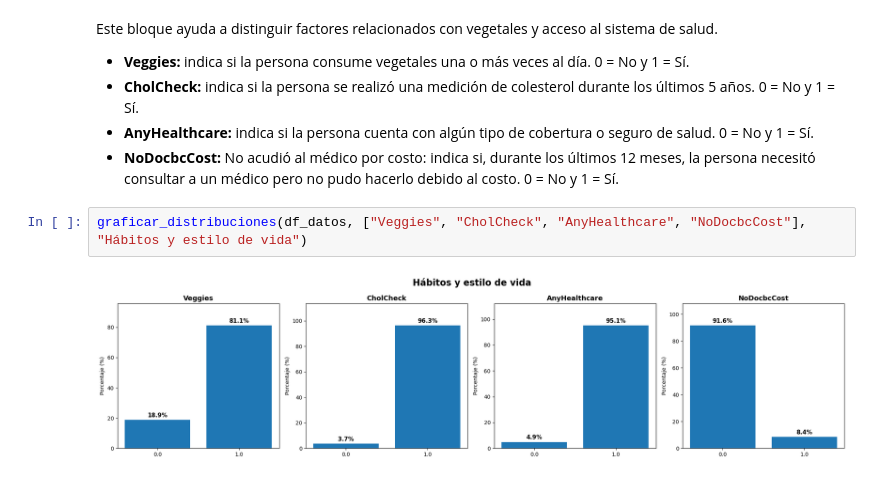
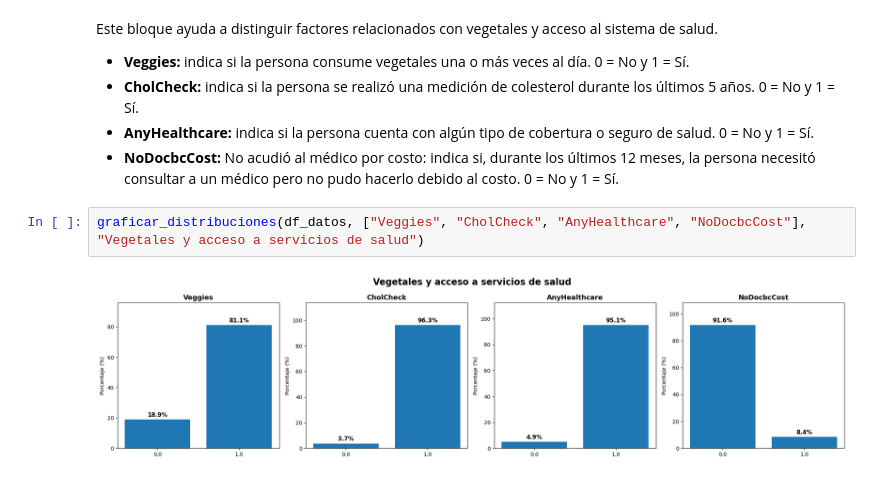
Before and after one commit to jadfost/Microproyecto_DiabetesRisk, a Jupyter notebook: notebooks/analisisExploratorio.ipynb, the cells around one changed output. Saved outputs shown, nothing was run; the diff lists cells and outputs as text.

```diff
--- a/notebooks/analisisExploratorio.ipynb
+++ b/notebooks/analisisExploratorio.ipynb
@@ -181,6 +181,6 @@ Este bloque ayuda a distinguir factores relacionados con vegetales y acceso al s
 * **AnyHealthcare:** indica si la persona cuenta con algún tipo de cobertura o seguro de salud. 0 = No y 1 = Sí.
 * **NoDocbcCost:** No acudió al médico por costo: indica si, durante los últimos 12 meses, la persona necesitó consultar a un médico pero no pudo hacerlo debido al costo. 0 = No y 1 = Sí.
 # %%
-graficar_distribuciones(df_datos, ["Veggies", "CholCheck", "AnyHealthcare", "NoDocbcCost"], "Hábitos y estilo de vida")
+graficar_distribuciones(df_datos, ["Veggies", "CholCheck", "AnyHealthcare", "NoDocbcCost"], "Vegetales y acceso a servicios de salud")
 # %% [output]
-[figure, old version]
+[figure, new version]
```
Also changed, not shown: parts of 9 cells of this notebook.
